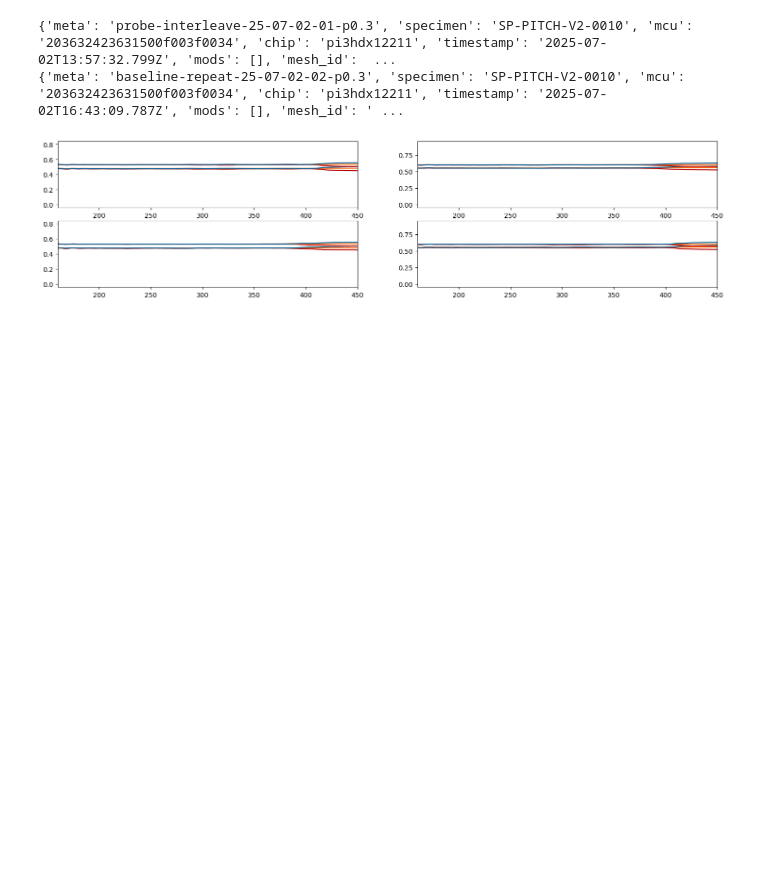
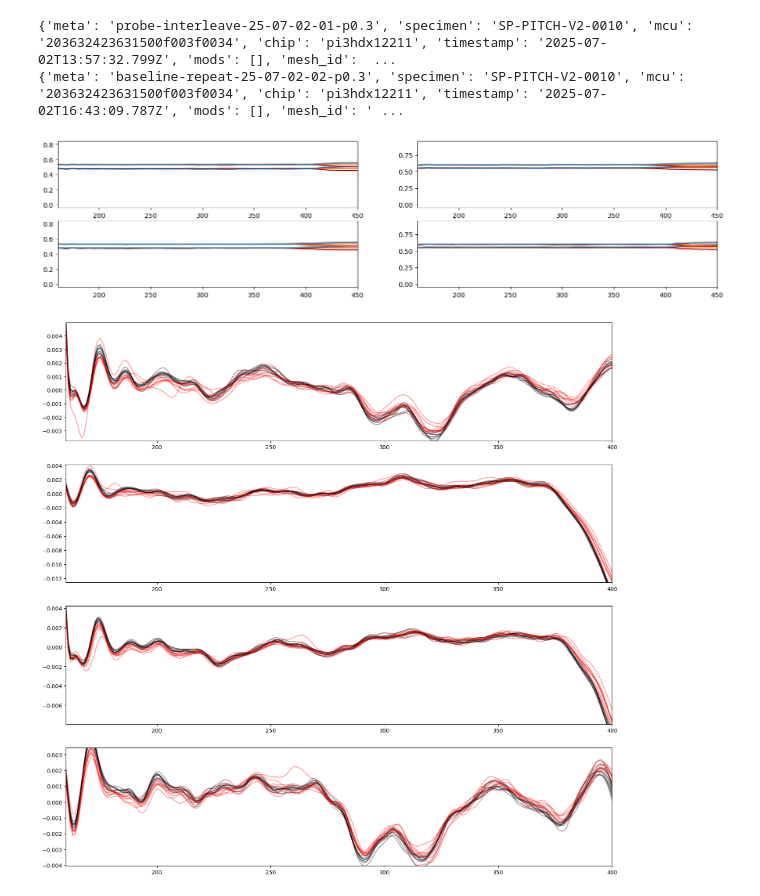
Before and after one commit to jaseg/sampling-mesh-monitor, a Jupyter notebook: jupyter_notebooks/multi_trace_viewer.ipynb, the cells around one changed output. Cells and saved outputs as stored; diff of their text form; code cells hidden in the pictures; blank space fills up the shorter version.

```diff
--- a/jupyter_notebooks/multi_trace_viewer.ipynb
+++ b/jupyter_notebooks/multi_trace_viewer.ipynb
@@ -120,7 +129,7 @@ mod_modified = {(mod, pitch): [
 # %%
 color_palette = [(181/255, 0.0, 0.0), (1.0, 102/255, 0.0), (0.0, 92/255, 148/255)]
 
-def view_trace(trace, xlim=(160, 450), ylim=None, axs=None, select_load=('open', 'load', 'short')):
+def view_trace(trace, xlim=(160, 450), ylim=None, axs=None, select_load=('open', 'load', 'short'), color=None, alpha=None, plot_variance=True, normalize=False, cal=False, smooth=None):
     if axs is None:
         fig, axs = plt.subplots(2, 2, figsize=(18, 4))
         fig.suptitle(trace['info']['specimen'])
@@ -131,15 +140,39 @@ def view_trace(trace, xlim=(160, 450), ylim=None, axs=None, select_load=('open',
             axs[i,j].set_xlim([a, b])
             min_y = 1e9
             max_y = -1e9
-            for color, load in zip(color_palette, ['open', 'short', 'load']):
+            if color:
+                palette = (color, color, color)
+            else:
+                palette = color_palette
+            for color, load in zip(palette, ['open', 'short', 'load']):
                 if load not in select_load:
                     continue
                 adc_trace = np.array(trace['data'][f'{load}_{direction}'][adc])
                 var_trace = np.array(trace['data'][f'{load}_{direction}'][adc.replace('adc', 'var')])
+
+                if cal:
+                    cal_trace = np.array(trace['data']['cal'][adc])
+
+                    if smooth is not None:
+                        t = np.linspace(0, 1, len(adc_trace))
+                        spl = interpolate.make_smoothing_spline(t, cal_trace, lam=smooth)
+                        cal_trace = spl(t)
+
+                    adc_trace -= cal_trace
+
+                if smooth is not None:
+                    t = np.linspace(0, 1, len(adc_trace))
+                    spl = interpolate.make_smoothing_spline(t, adc_trace, lam=smooth)
+                    adc_trace = spl(t)
+
+                if normalize:
+                    adc_trace -= adc_trace[a:b].mean()
+
                 min_y = min(min_y, (adc_trace - var_trace)[a:b].min())
                 max_y = max(max_y, (adc_trace + var_trace)[a:b].max())
-                axs[i,j].plot(adc_trace, color=color)
-                axs[i,j].fill_between(adc_trace + var_trace, adc_trace - var_trace, color=color, alpha=0.3)
+                axs[i,j].plot(adc_trace, color=color, alpha=alpha)
+                if plot_variance:
+                    axs[i,j].fill_between(adc_trace + var_trace, adc_trace - var_trace, color=color, alpha=0.3*alpha)
             dy = max_y - min_y
             if ylim:
                 axs[i,j].set_ylim(ylim)
@@ -221,3 +254,18 @@ for ax in axs.flatten():
 {'meta': 'probe-interleave-25-07-02-01-p0.3', 'specimen': 'SP-PITCH-V2-0010', 'mcu': '203632423631500f003f0034', 'chip': 'pi3hdx12211', 'timestamp': '2025-07-02T13:57:32.799Z', 'mods': [], 'mesh_id':  ...
 {'meta': 'baseline-repeat-25-07-02-02-p0.3', 'specimen': 'SP-PITCH-V2-0010', 'mcu': '203632423631500f003f0034', 'chip': 'pi3hdx12211', 'timestamp': '2025-07-02T16:43:09.787Z', 'mods': [], 'mesh_id': ' ...
 [figure]
+# %%
+group_a = [value for value in data_runs[f'patch-attack-25-07-09-01-p0.3'] if not value['info']['mods']]
+# We have a hidden short somewhere in sample 64. I wasn't able to quickly fix it.
+group_b = [value for value in data_runs[f'patch-attack-25-07-09-01-p0.3'] if 'loop_patch' in value['info']['mods'] and value['info']['serial'] != 64]
+
+fig, axs = plt.subplots(4, 1, figsize=(18, 18))
+axs = axs.reshape((2, 2))
+for i, trace in enumerate([x for t in zip(group_a, group_b) for x in t]):
+    view_trace(trace, axs=axs, color=('red' if i%2 else 'black'), alpha=0.4, plot_variance=False, normalize=True, cal=False, select_load='open', xlim=(160, 400), smooth=1e-8)
+
+for ax in axs.flatten():
+    #ax.set_ylim([0.4, 0.5])
+    pass
+# %% [output]
+[figure, added]
```
Also changed, not shown: parts of 2 cells of this notebook, 19 other files.
